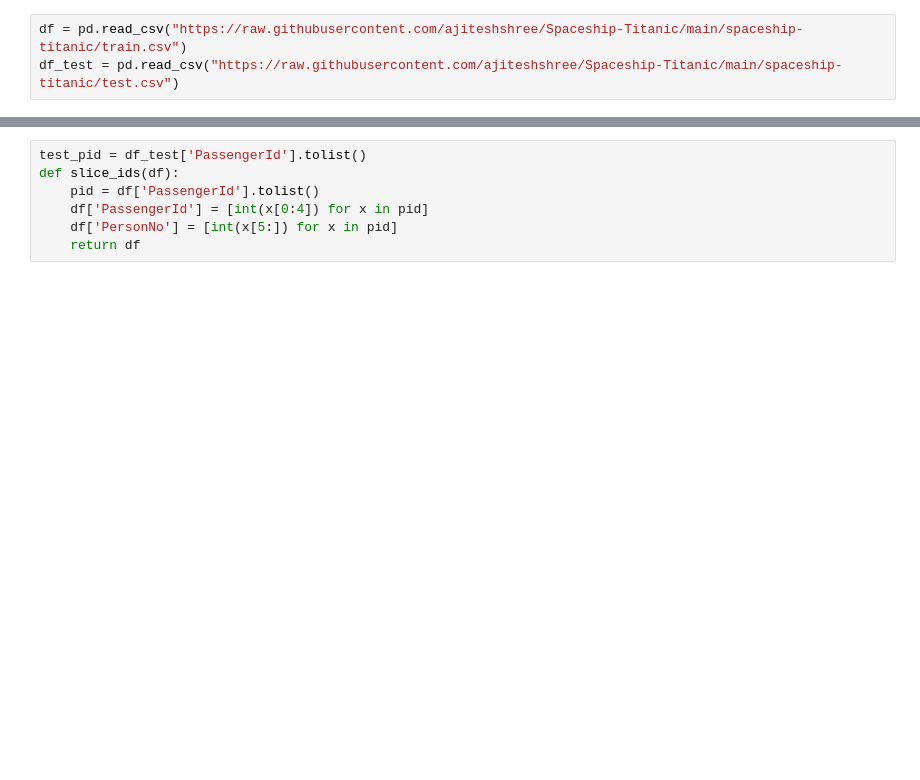
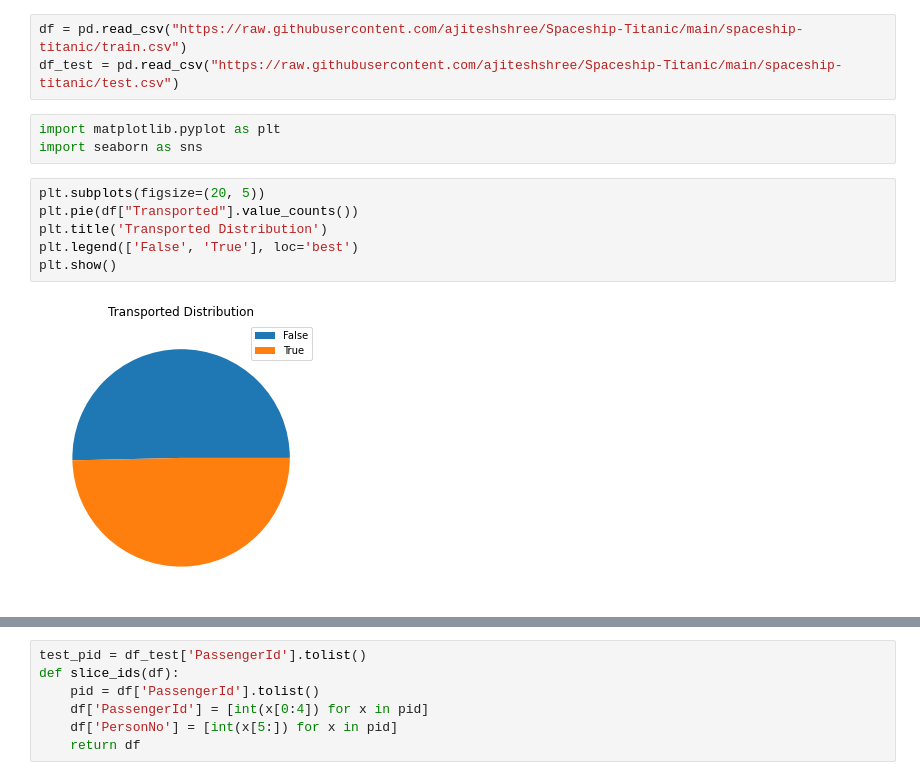
Before and after one commit to ajiteshshree/Spaceship-Titanic, a Jupyter notebook: code.ipynb, the cells around one changed output, grey strips where cells are left out. Saved outputs shown, nothing was run; the diff lists cells and outputs as text; blank space fills up the shorter version.

Commit message:
added charts

```diff
--- a/code.ipynb
+++ b/code.ipynb
@@ -6,3 +6,14 @@ from sklearn.linear_model import LogisticRegression
 # %%
 df = pd.read_csv("https://raw.githubusercontent.com/ajiteshshree/Spaceship-Titanic/main/spaceship-titanic/train.csv")
 df_test = pd.read_csv("https://raw.githubusercontent.com/ajiteshshree/Spaceship-Titanic/main/spaceship-titanic/test.csv")
+# %%
+import matplotlib.pyplot as plt
+import seaborn as sns
+# %%
+plt.subplots(figsize=(20, 5))
+plt.pie(df["Transported"].value_counts())
+plt.title('Transported Distribution')
+plt.legend(['False', 'True'], loc='best')
+plt.show()
+# %% [output]
+[figure, added]
```
Also changed, not shown: parts of 14 cells of this notebook.
